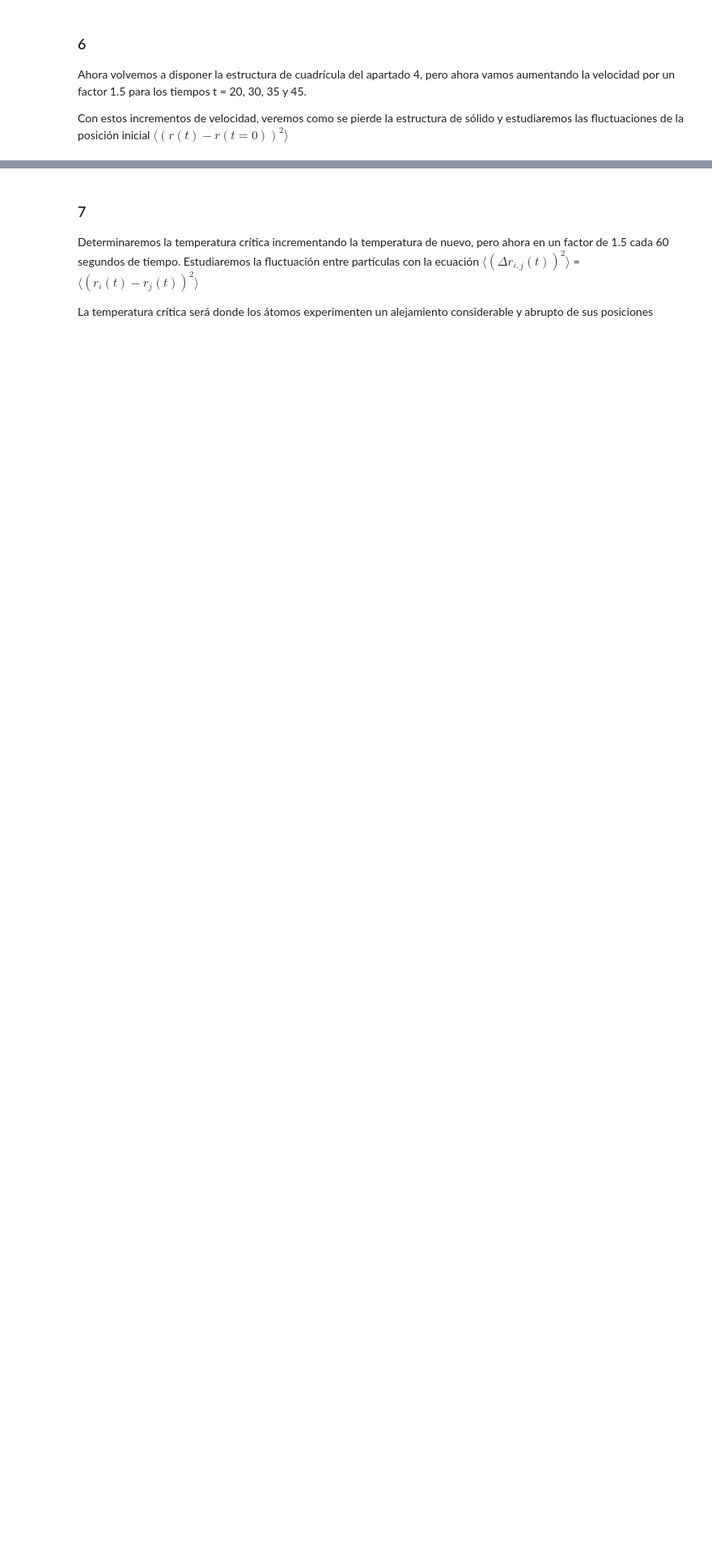
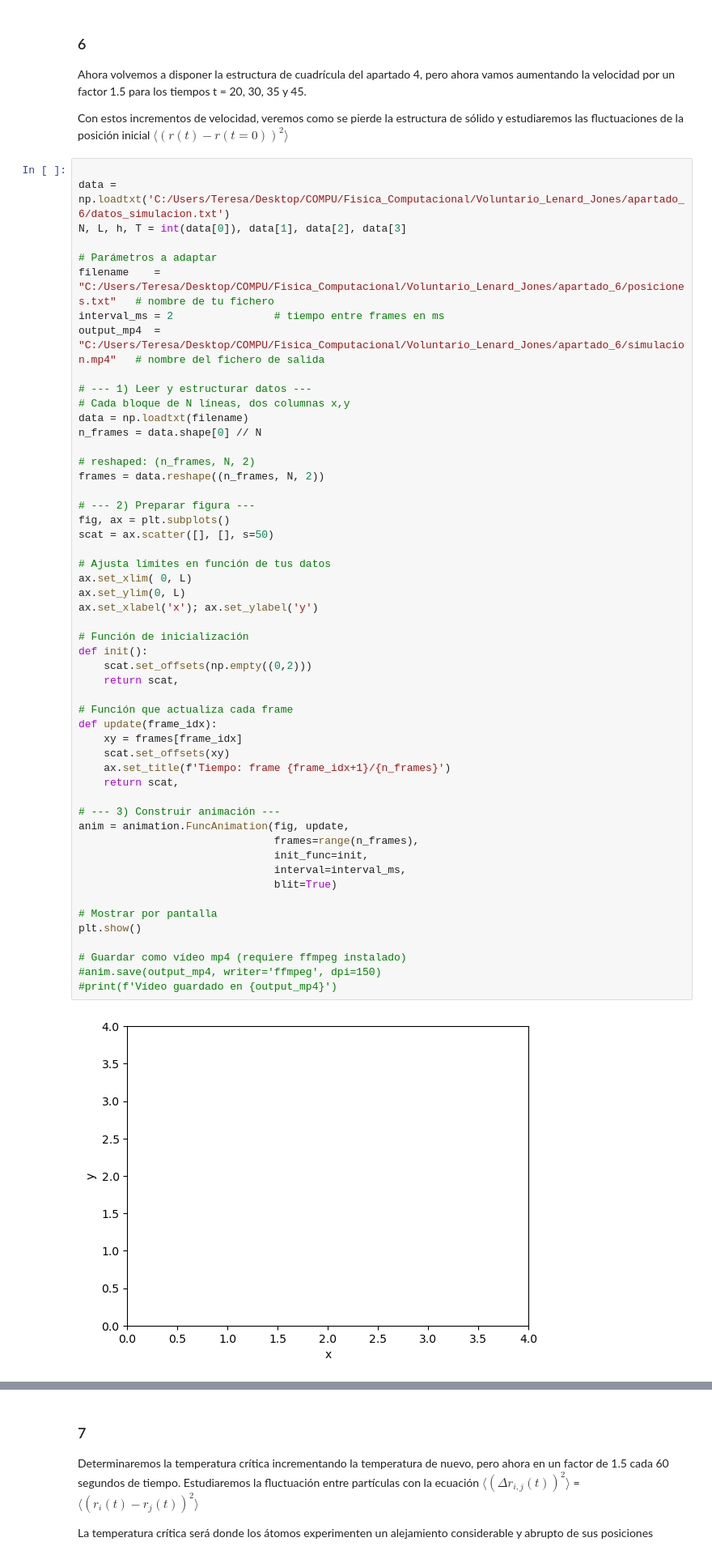
Before and after one commit to teresa-p-l/Fisica_Computacional, a Jupyter notebook: Voluntario_Lenard_Jones/Voluntario_Lennard_Jones_Teresa_Puyol_Lopez.ipynb, the cells around one changed output, grey strips where cells are left out. Shown: that part at 81% size. Cells and saved outputs as stored; diff of their text form; blank space fills up the shorter version.

```diff
--- a/Voluntario_Lenard_Jones/Voluntario_Lennard_Jones_Teresa_Puyol_Lopez.ipynb
+++ b/Voluntario_Lenard_Jones/Voluntario_Lennard_Jones_Teresa_Puyol_Lopez.ipynb
@@ -227,3 +365,57 @@ Demostrar que al disponer las partículas de otra forma se obtiene al cabo de ci
 Ahora volvemos a disponer la estructura de cuadrícula del apartado 4, pero ahora vamos aumentando la velocidad por un factor 1.5 para los tiempos t = 20, 30, 35 y 45.
 
 Con estos incrementos de velocidad, veremos como se pierde la estructura de sólido y estudiaremos las fluctuaciones de la posición inicial $\langle (r(t) - r(t=0))^2 \rangle $
+# %%
+
+data = np.loadtxt('C:/Users/Teresa/Desktop/COMPU/Fisica_Computacional/Voluntario_Lenard_Jones/apartado_6/datos_simulacion.txt')
+N, L, h, T = int(data[0]), data[1], data[2], data[3]
+
+# Parámetros a adaptar
+filename    = "C:/Users/Teresa/Desktop/COMPU/Fisica_Computacional/Voluntario_Lenard_Jones/apartado_6/posiciones.txt"   # nombre de tu fichero
+interval_ms = 2                # tiempo entre frames en ms
+output_mp4  = "C:/Users/Teresa/Desktop/COMPU/Fisica_Computacional/Voluntario_Lenard_Jones/apartado_6/simulacion.mp4"   # nombre del fichero de salida
+
+# --- 1) Leer y estructurar datos ---
+# Cada bloque de N líneas, dos columnas x,y
+data = np.loadtxt(filename)
+n_frames = data.shape[0] // N
+
+# reshaped: (n_frames, N, 2)
+frames = data.reshape((n_frames, N, 2))
+
+# --- 2) Preparar figura ---
+fig, ax = plt.subplots()
+scat = ax.scatter([], [], s=50)
+
+# Ajusta límites en función de tus datos
+ax.set_xlim( 0, L)
+ax.set_ylim(0, L)
+ax.set_xlabel('x'); ax.set_ylabel('y')
+
+# Función de inicialización
+def init():
+    scat.set_offsets(np.empty((0,2)))
+    return scat,
+
+# Función que actualiza cada frame
+def update(frame_idx):
+    xy = frames[frame_idx]
+    scat.set_offsets(xy)
+    ax.set_title(f'Tiempo: frame {frame_idx+1}/{n_frames}')
+    return scat,
+
+# --- 3) Construir animación ---
+anim = animation.FuncAnimation(fig, update,
+                               frames=range(n_frames),
+                               init_func=init,
+                               interval=interval_ms,
+                               blit=True)
+
+# Mostrar por pantalla
+plt.show()
+
+# Guardar como vídeo mp4 (requiere ffmpeg instalado)
+#anim.save(output_mp4, writer='ffmpeg', dpi=150)
+#print(f'Vídeo guardado en {output_mp4}')
+# %% [output]
+[figure, added]
```
Also changed, not shown: parts of 9 cells of this notebook.
